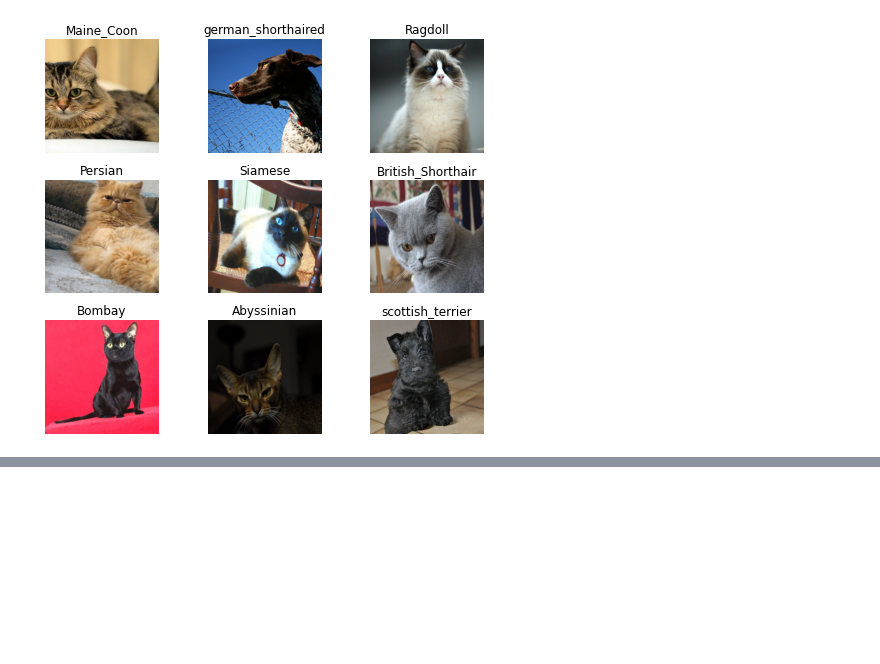
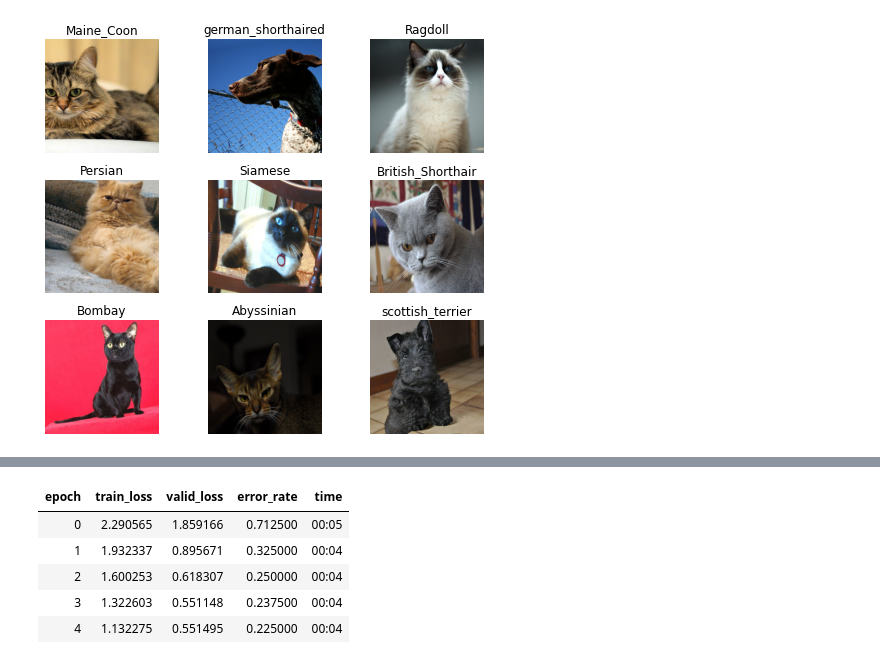
Before and after one commit to mtodisco10/fastaiProjects, a Jupyter notebook: first_fastai.ipynb, the cells around one changed output, grey strips where cells are left out. Saved outputs shown, nothing was run; the diff lists cells and outputs as text; code cells hidden in the pictures; blank space fills up the shorter version.

```diff
--- a/first_fastai.ipynb
+++ b/first_fastai.ipynb
@@ -60,0 +85,9 @@ data.show_batch(rows=3, figsize=(7,8))
+# %%
+learn.fit_one_cycle(5, max_lr=slice(3e-5,3e-4))
+# %% [output]
+| epoch | train_loss | valid_loss | error_rate | time |
+| 0 | 2.290565 | 1.859166 | 0.712500 | 00:05 |
+| 1 | 1.932337 | 0.895671 | 0.325000 | 00:04 |
+| 2 | 1.600253 | 0.618307 | 0.250000 | 00:04 |
+| 3 | 1.322603 | 0.551148 | 0.237500 | 00:04 |
+| 4 | 1.132275 | 0.551495 | 0.225000 | 00:04 |
```
Also changed, not shown: parts of 9 cells of this notebook.
